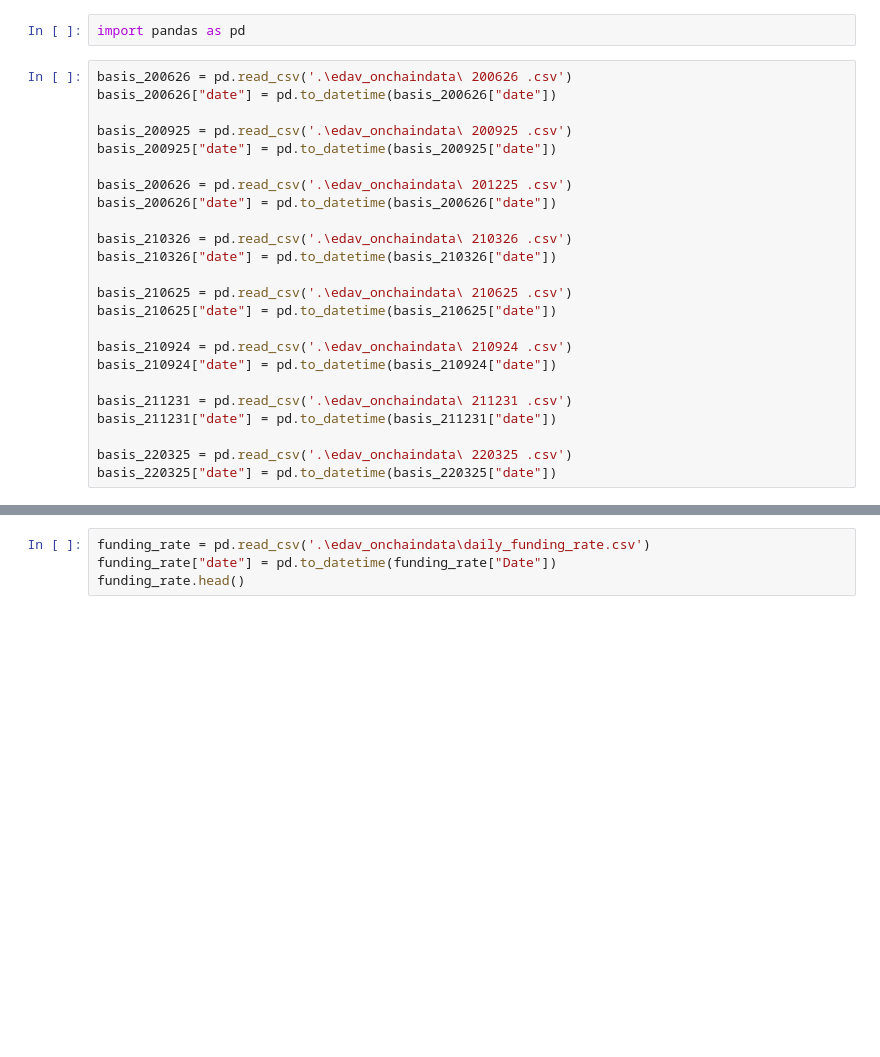
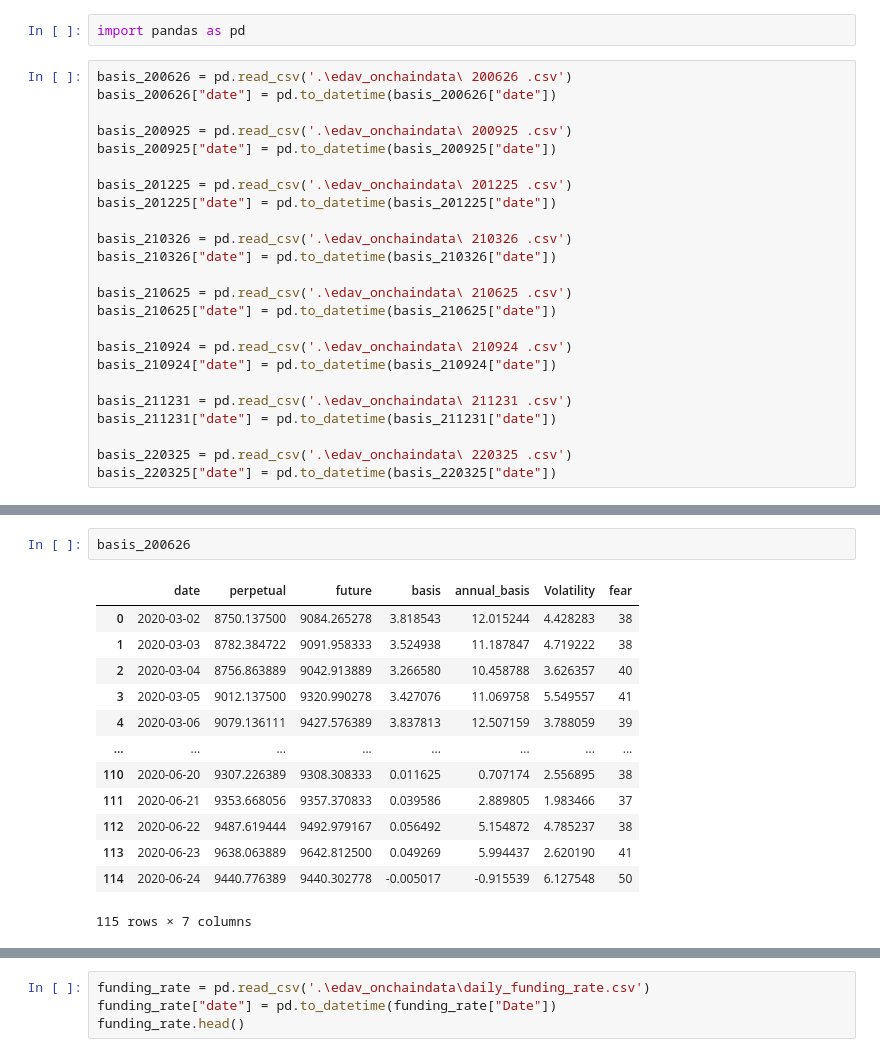
Before and after one commit to boquanSun/btcStrategy, a Jupyter notebook: back_test_calculate.ipynb, the cells around one changed output, grey strips where cells are left out. Cells and saved outputs as stored; diff of their text form; blank space fills up the shorter version.

Commit message:
edav

```diff
--- a/back_test_calculate.ipynb
+++ b/back_test_calculate.ipynb
@@ -7,8 +7,8 @@ basis_200626["date"] = pd.to_datetime(basis_200626["date"])
 basis_200925 = pd.read_csv('.\edav_onchaindata\ 200925 .csv')
 basis_200925["date"] = pd.to_datetime(basis_200925["date"])
 
-basis_200626 = pd.read_csv('.\edav_onchaindata\ 201225 .csv')
-basis_200626["date"] = pd.to_datetime(basis_200626["date"])
+basis_201225 = pd.read_csv('.\edav_onchaindata\ 201225 .csv')
+basis_201225["date"] = pd.to_datetime(basis_201225["date"])
 
 basis_210326 = pd.read_csv('.\edav_onchaindata\ 210326 .csv')
 basis_210326["date"] = pd.to_datetime(basis_210326["date"])
@@ -53,0 +27,16 @@ Name: 1, dtype: object
+# %%
+basis_200626
+# %% [output]
+|  | date | perpetual | future | basis | annual_basis | Volatility | fear |
+| 0 | 2020-03-02 | 8750.137500 | 9084.265278 | 3.818543 | 12.015244 | 4.428283 | 38 |
+| 1 | 2020-03-03 | 8782.384722 | 9091.958333 | 3.524938 | 11.187847 | 4.719222 | 38 |
+| 2 | 2020-03-04 | 8756.863889 | 9042.913889 | 3.266580 | 10.458788 | 3.626357 | 40 |
+| 3 | 2020-03-05 | 9012.137500 | 9320.990278 | 3.427076 | 11.069758 | 5.549557 | 41 |
+| 4 | 2020-03-06 | 9079.136111 | 9427.576389 | 3.837813 | 12.507159 | 3.788059 | 39 |
+| ... | ... | ... | ... | ... | ... | ... | ... |
+| 110 | 2020-06-20 | 9307.226389 | 9308.308333 | 0.011625 | 0.707174 | 2.556895 | 38 |
+| 111 | 2020-06-21 | 9353.668056 | 9357.370833 | 0.039586 | 2.889805 | 1.983466 | 37 |
+| 112 | 2020-06-22 | 9487.619444 | 9492.979167 | 0.056492 | 5.154872 | 4.785237 | 38 |
+| 113 | 2020-06-23 | 9638.063889 | 9642.812500 | 0.049269 | 5.994437 | 2.620190 | 41 |
+| 114 | 2020-06-24 | 9440.776389 | 9440.302778 | -0.005017 | -0.915539 | 6.127548 | 50 |
+115 rows × 7 columns
```
Also changed, not shown: parts of 22 cells of this notebook, 23 other files.
